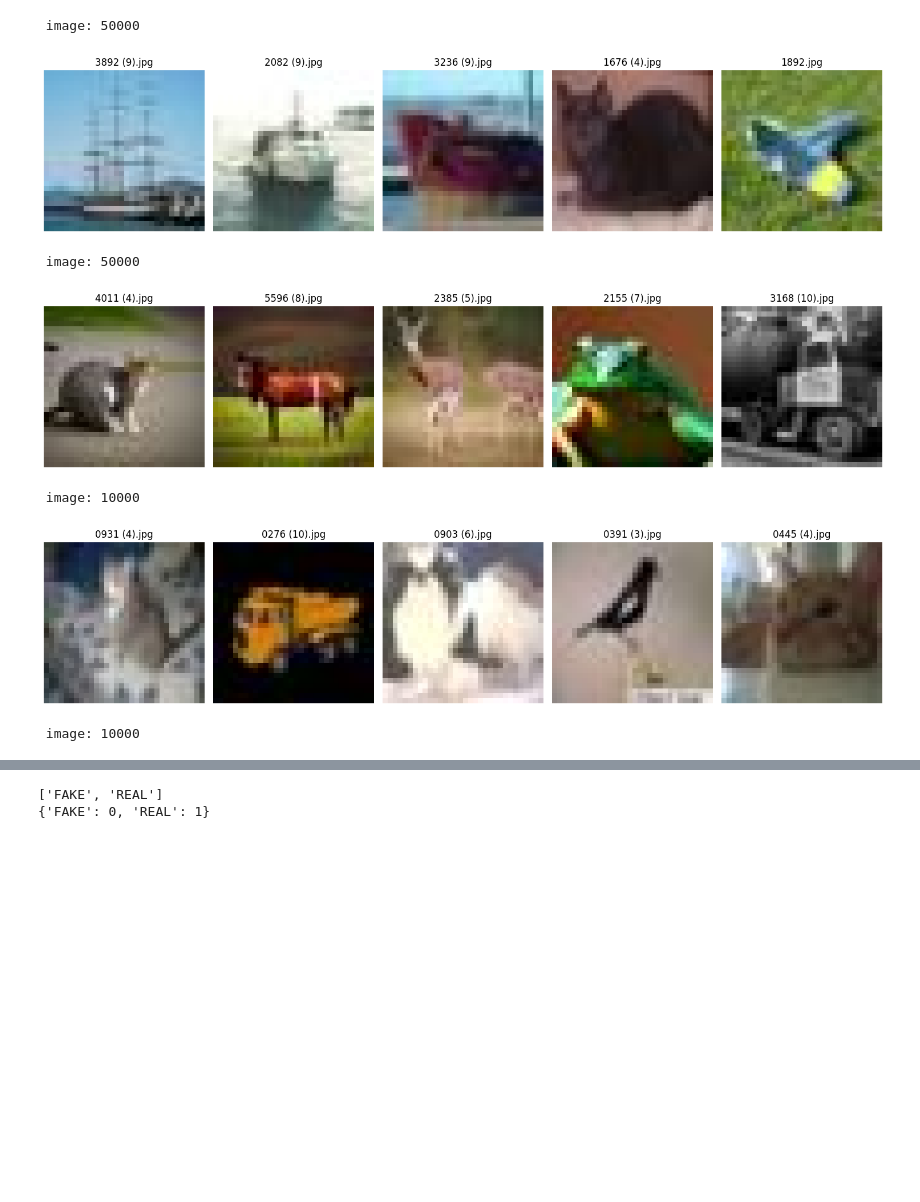
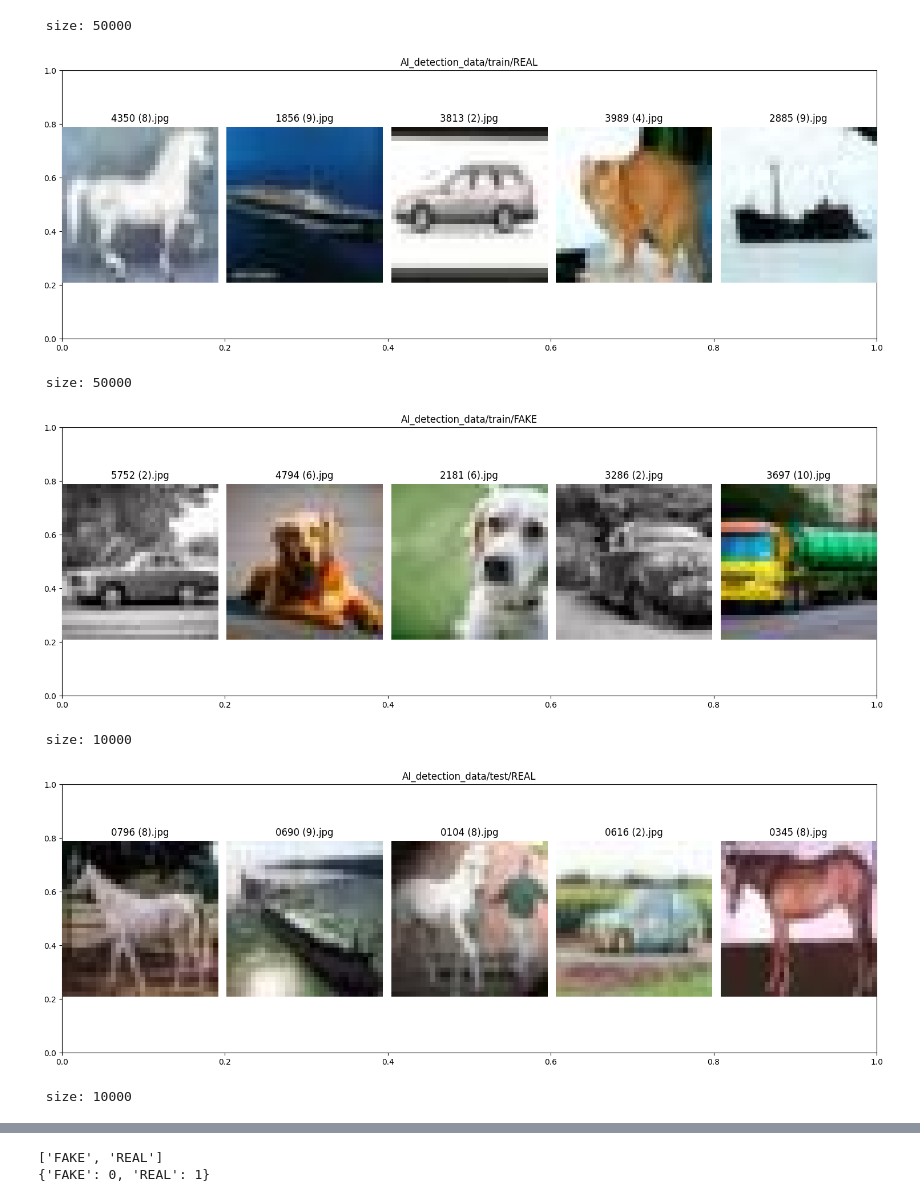
Before and after one commit to nanthapak/AI_image_detection, a Jupyter notebook: AI_Regconigtion.ipynb, the cells around one changed output, grey strips where cells are left out. Saved outputs shown, nothing was run; the diff lists cells and outputs as text; code cells hidden in the pictures; blank space fills up the shorter version.

```diff
--- a/AI_Regconigtion.ipynb
+++ b/AI_Regconigtion.ipynb
@@ -21,31 +21,31 @@ lst=["AI_detection_data/train/REAL","AI_detection_data/train/FAKE","AI_detection
 # %%
 
 valid = ('.jpg', '.jpeg', '.png')
 
 for i in lst:
   all_img = [file for file in os.listdir(i) if file.lower().endswith(valid)]
 
-  print(f" image: {len(all_img)}")
+  print(f" size: {len(all_img)}")
   num_img = 5
   ran_img = random.sample(all_img, num_img)
   plt.figure(figsize=(15, 5))
-
+  plt.title(i)
   for idx, name in enumerate(ran_img):
       img_path = os.path.join(i, name)
       img = Image.open(img_path)
 
       plt.subplot(1, num_img, idx + 1)
       plt.imshow(img)
       plt.title(name)
       plt.axis('off')
 
   plt.tight_layout()
   plt.show()
 # %% [output]
- image: 50000
+ size: 50000
-[figure, old version]
+[figure, new version]
- image: 50000
+ size: 50000
-[figure, old version]
+[figure, new version]
- image: 10000
+ size: 10000
-[figure, old version]
+[figure, new version]
- image: 10000
+ size: 10000
```
Also changed, not shown: parts of 27 cells of this notebook.
